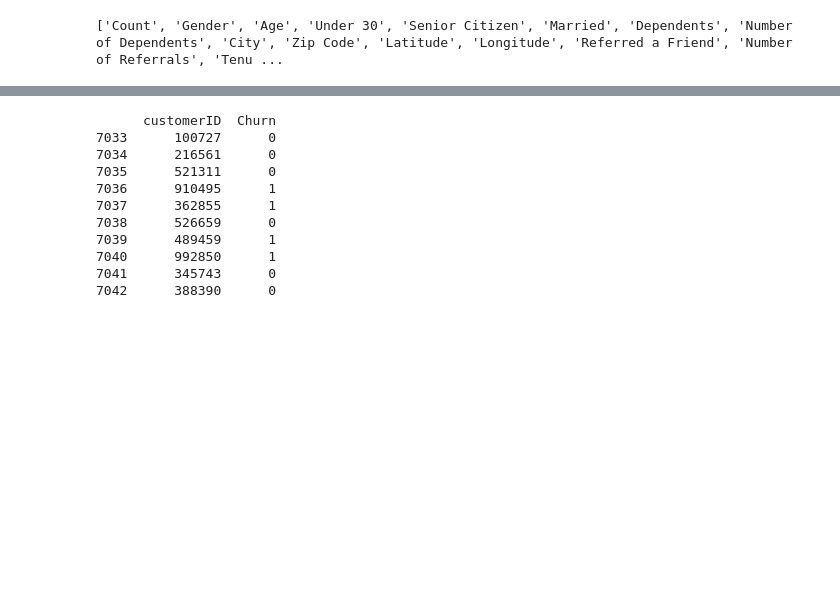
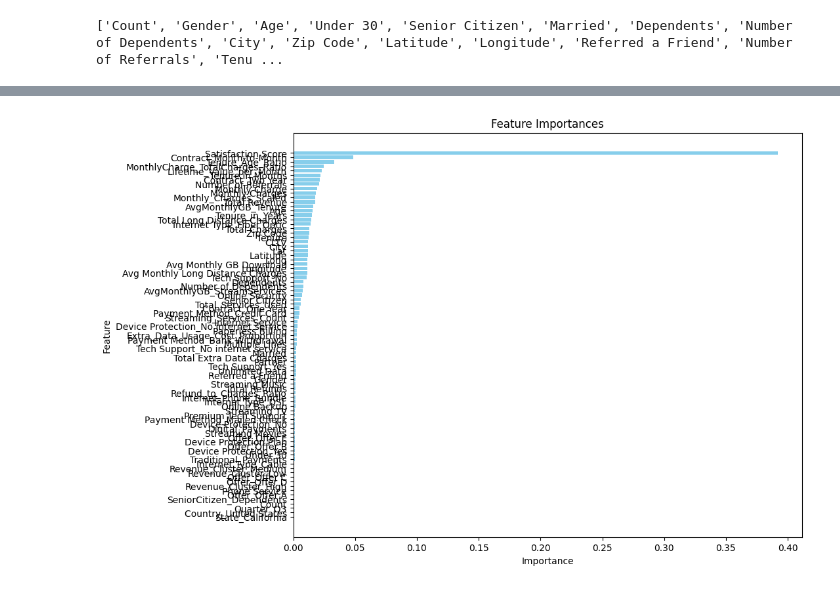
Before and after one commit to eelisee/telco-customer-churn, a Jupyter notebook: 4_analysis/5_Random_Forest.ipynb, the cells around one changed output, grey strips where cells are left out. Cells and saved outputs as stored; diff of their text form; code cells hidden in the pictures; blank space fills up the shorter version.

```diff
--- a/4_analysis/5_Random_Forest.ipynb
+++ b/4_analysis/5_Random_Forest.ipynb
@@ -77,0 +10,19 @@ y_test shape: (1409,)
+# %%
+df = pd.read_csv("../2_data/X_train.csv")
+
+# Load the dataset
+
+# Read the dataset from CSV files
+X_train = pd.read_csv("../2_data/X_train.csv")
+X_test = pd.read_csv("../2_data/X_test.csv")
+y_train = pd.read_csv("../2_data/y_train.csv")
+y_test = pd.read_csv("../2_data/y_test.csv")
+
+# Ensure the target variable has the correct shape (1D array)
+y_train = y_train.values.ravel()
+y_test = y_test.values.ravel()
+
+print(f"X_train shape: {X_train.shape}")
+print(f"X_test shape: {X_test.shape}")
+print(f"y_train shape: {y_train.shape}")
+print(f"y_test shape: {y_test.shape}")
@@ -159,0 +39,7 @@ Name: proportion, dtype: float64
+# %%
+# Initialize the Random Forest model
+rf_model = RandomForestClassifier(n_estimators=100, max_depth=5, random_state=7)
+
+# Train the model
+rf_model.fit(X_train, y_train)
+y_pred = rf_model.predict(X_test)
@@ -205,27 +100,13 @@ F1-score: 0.9395
-# %%
-pre_id = df['LoyaltyID'].tail(10)
-
-
-pred_X = X.tail(10)
-
-
-from sklearn.naive_bayes import GaussianNB
-model = GaussianNB()
-model.fit(X_train, y_train)
-pred_y = model.predict(pred_X)
-
-
-predDf = pd.DataFrame({'customerID': pre_id, 'Churn': pred_y})
-print(predDf)
-# %% [output]
-      customerID  Churn
-7033      100727      0
-7034      216561      0
-7035      521311      0
-7036      910495      1
-7037      362855      1
-7038      526659      0
-7039      489459      1
-7040      992850      1
-7041      345743      0
-7042      388390      0
+# %%
+import matplotlib.pyplot as plt
+
+# Plot the feature importances
+plt.figure(figsize=(10, 8))
+plt.barh(importances['Feature'], importances['Importance'], color='skyblue')
+plt.xlabel('Importance')
+plt.ylabel('Feature')
+plt.title('Feature Importances')
+plt.gca().invert_yaxis()
+plt.show()
+# %% [output]
+[figure, added]
```
Also changed, not shown: parts of 14 cells of this notebook, 2 other files.
